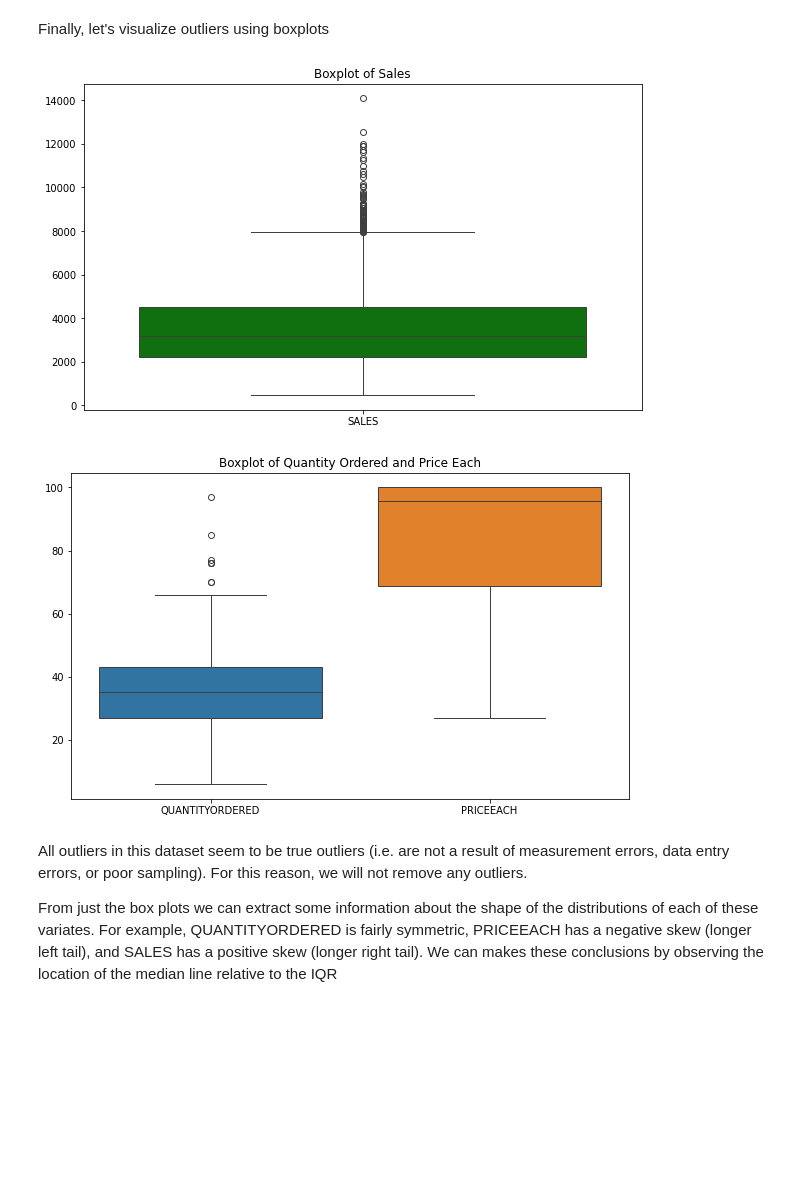
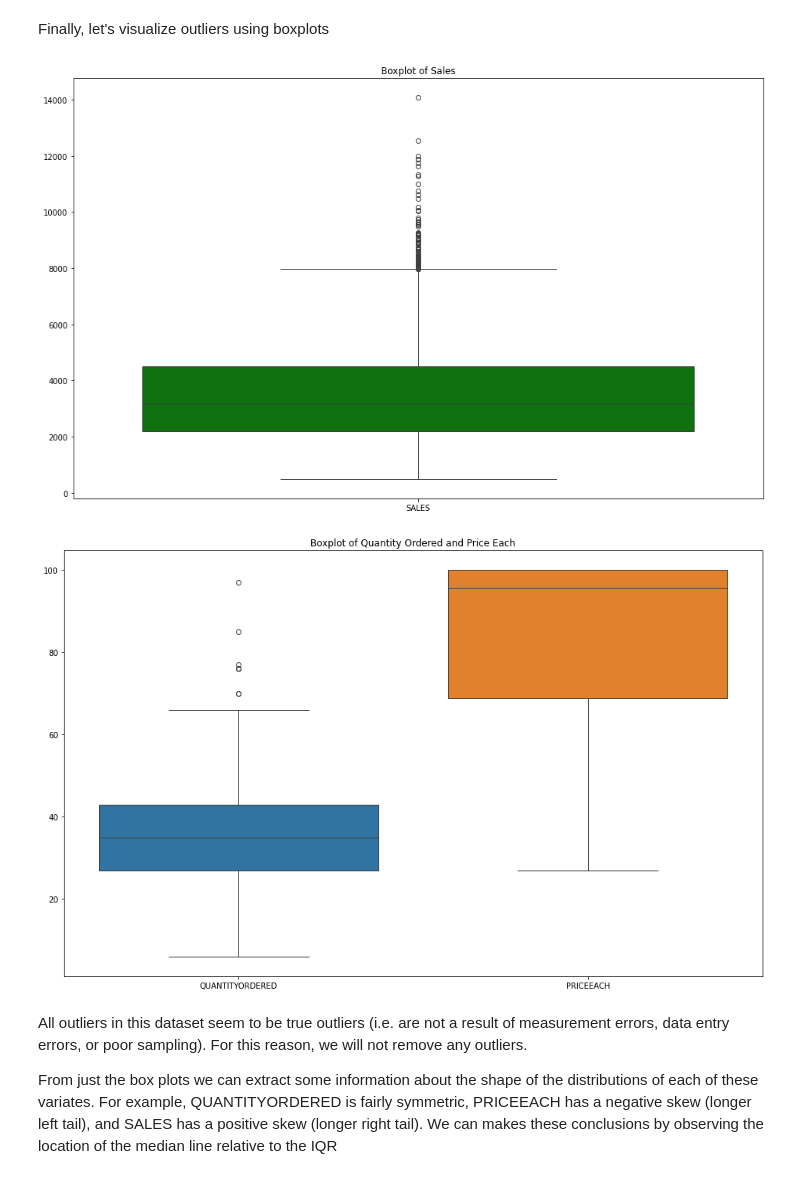
Before and after one commit to michael-raad/sales_data_analysis, a Jupyter notebook: Sales_Data_Analysis.ipynb, the cells around one changed output. Saved outputs shown, nothing was run; the diff lists cells and outputs as text; code cells hidden in the pictures; blank space fills up the shorter version.

```diff
--- a/Sales_Data_Analysis.ipynb
+++ b/Sales_Data_Analysis.ipynb
@@ -104,20 +104,20 @@ sales_data['ORDERDATE'] = pd.to_datetime(sales_data['ORDERDATE'])
 Finally, let's visualize outliers using boxplots
 # %%
 # Visualize outliers for Sales
-plt.figure(figsize=(10, 6))
+plt.figure(figsize=(16, 10))
 sns.boxplot(data=sales_data[['SALES']], color="green")
 plt.title('Boxplot of Sales')
 plt.show()
 # %% [output]
-[figure, old version]
+[figure, new version]
 # %%
 # Visualize outliers for Quantity Ordered and Price Each
-plt.figure(figsize=(10, 6))
+plt.figure(figsize=(16, 10))
 sns.boxplot(data=sales_data[['QUANTITYORDERED', 'PRICEEACH']])
 plt.title('Boxplot of Quantity Ordered and Price Each')
 plt.show()
 # %% [output]
-[figure, old version]
+[figure, new version]
 # %% [markdown]
 All outliers in this dataset seem to be true outliers (i.e. are not a result of measurement errors, data entry errors, or poor sampling). For this reason, we will not remove any outliers.
 
```
Also changed, not shown: parts of 12 cells of this notebook.
